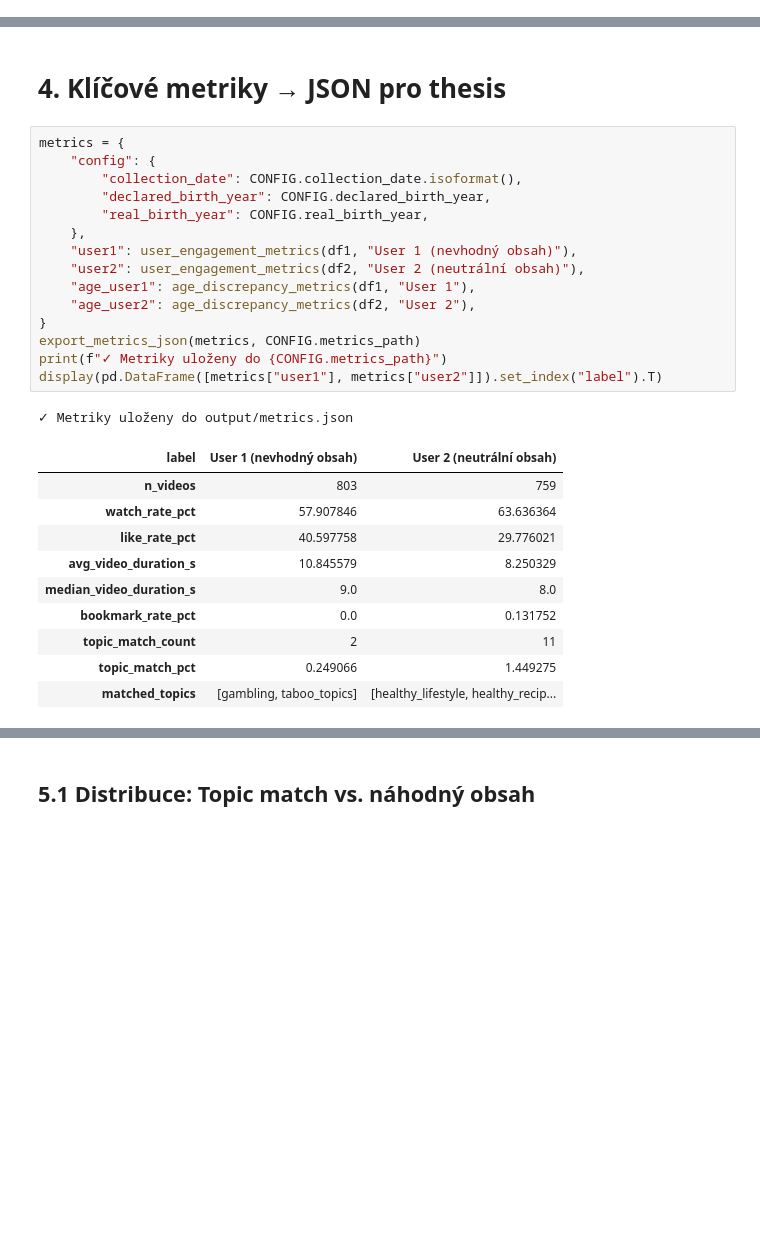
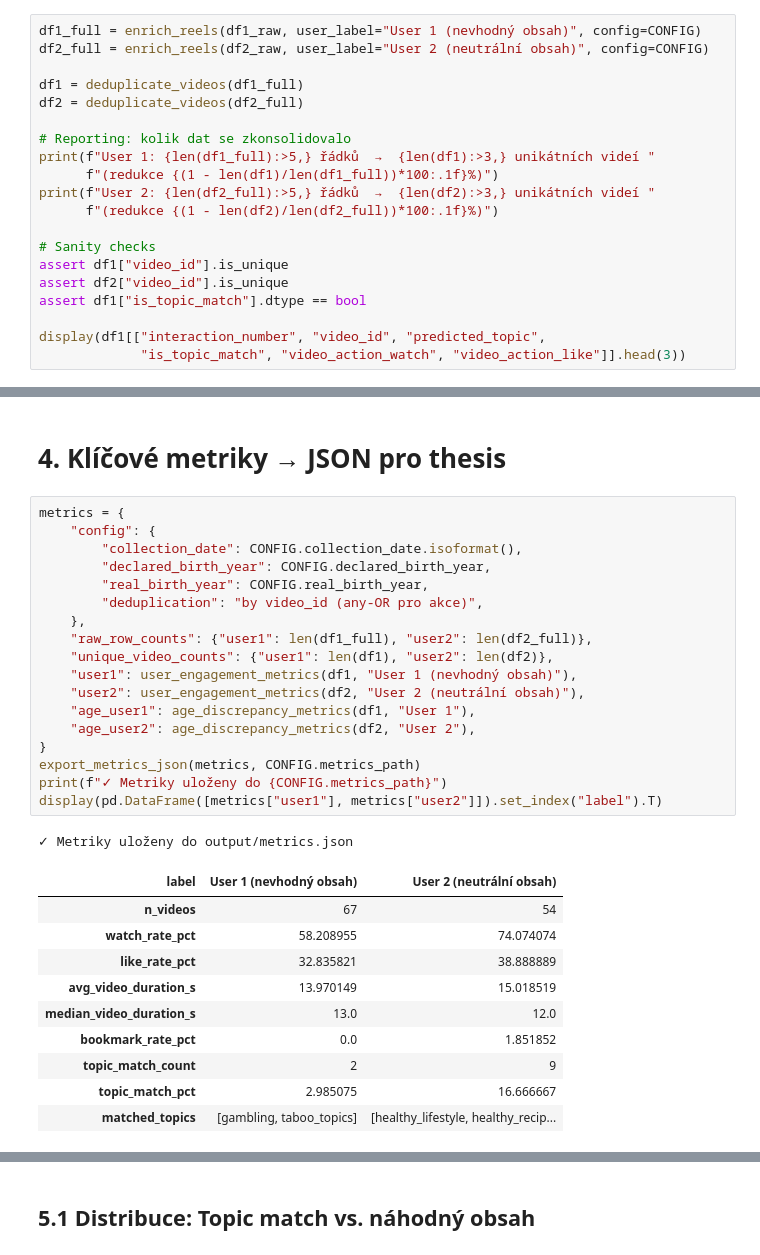
Before and after one commit to Tvarohaacek/Jupyter3, a Jupyter notebook: reels.ipynb, the cells around one changed output, grey strips where cells are left out. Cells and saved outputs as stored; diff of their text form; blank space fills up the shorter version.

```diff
--- a/reels.ipynb
+++ b/reels.ipynb
@@ -81,0 +74,20 @@ display(df1[["interaction_number", "predicted_topic", "is_topic_match",
+# %%
+df1_full = enrich_reels(df1_raw, user_label="User 1 (nevhodný obsah)", config=CONFIG)
+df2_full = enrich_reels(df2_raw, user_label="User 2 (neutrální obsah)", config=CONFIG)
+
+df1 = deduplicate_videos(df1_full)
+df2 = deduplicate_videos(df2_full)
+
+# Reporting: kolik dat se zkonsolidovalo
+print(f"User 1: {len(df1_full):>5,} řádků  →  {len(df1):>3,} unikátních videí "
+      f"(redukce {(1 - len(df1)/len(df1_full))*100:.1f}%)")
+print(f"User 2: {len(df2_full):>5,} řádků  →  {len(df2):>3,} unikátních videí "
+      f"(redukce {(1 - len(df2)/len(df2_full))*100:.1f}%)")
+
+# Sanity checks
+assert df1["video_id"].is_unique
+assert df2["video_id"].is_unique
+assert df1["is_topic_match"].dtype == bool
+
+display(df1[["interaction_number", "video_id", "predicted_topic",
+             "is_topic_match", "video_action_watch", "video_action_like"]].head(3))
@@ -84,29 +103,32 @@ display(df1[["interaction_number", "predicted_topic", "is_topic_match",
 # %%
 metrics = {
     "config": {
         "collection_date": CONFIG.collection_date.isoformat(),
         "declared_birth_year": CONFIG.declared_birth_year,
         "real_birth_year": CONFIG.real_birth_year,
+        "deduplication": "by video_id (any-OR pro akce)",
     },
+    "raw_row_counts": {"user1": len(df1_full), "user2": len(df2_full)},
+    "unique_video_counts": {"user1": len(df1), "user2": len(df2)},
     "user1": user_engagement_metrics(df1, "User 1 (nevhodný obsah)"),
     "user2": user_engagement_metrics(df2, "User 2 (neutrální obsah)"),
     "age_user1": age_discrepancy_metrics(df1, "User 1"),
     "age_user2": age_discrepancy_metrics(df2, "User 2"),
 }
 export_metrics_json(metrics, CONFIG.metrics_path)
 print(f"✓ Metriky uloženy do {CONFIG.metrics_path}")
 display(pd.DataFrame([metrics["user1"], metrics["user2"]]).set_index("label").T)
 # %% [output]
 ✓ Metriky uloženy do output/metrics.json
 | label | User 1 (nevhodný obsah) | User 2 (neutrální obsah) |
-| n_videos | 803 | 759 |
-| watch_rate_pct | 57.907846 | 63.636364 |
-| like_rate_pct | 40.597758 | 29.776021 |
-| avg_video_duration_s | 10.845579 | 8.250329 |
-| median_video_duration_s | 9.0 | 8.0 |
-| bookmark_rate_pct | 0.0 | 0.131752 |
-| topic_match_count | 2 | 11 |
-| topic_match_pct | 0.249066 | 1.449275 |
+| n_videos | 67 | 54 |
+| watch_rate_pct | 58.208955 | 74.074074 |
+| like_rate_pct | 32.835821 | 38.888889 |
+| avg_video_duration_s | 13.970149 | 15.018519 |
+| median_video_duration_s | 13.0 | 12.0 |
+| bookmark_rate_pct | 0.0 | 1.851852 |
+| topic_match_count | 2 | 9 |
+| topic_match_pct | 2.985075 | 16.666667 |
 | matched_topics | [gambling, taboo_topics] | [healthy_lifestyle, healthy_recip... |
 # %% [markdown]
 # 5. Vizualizace
```
Also changed, not shown: parts of 17 cells of this notebook, 9 other files.
